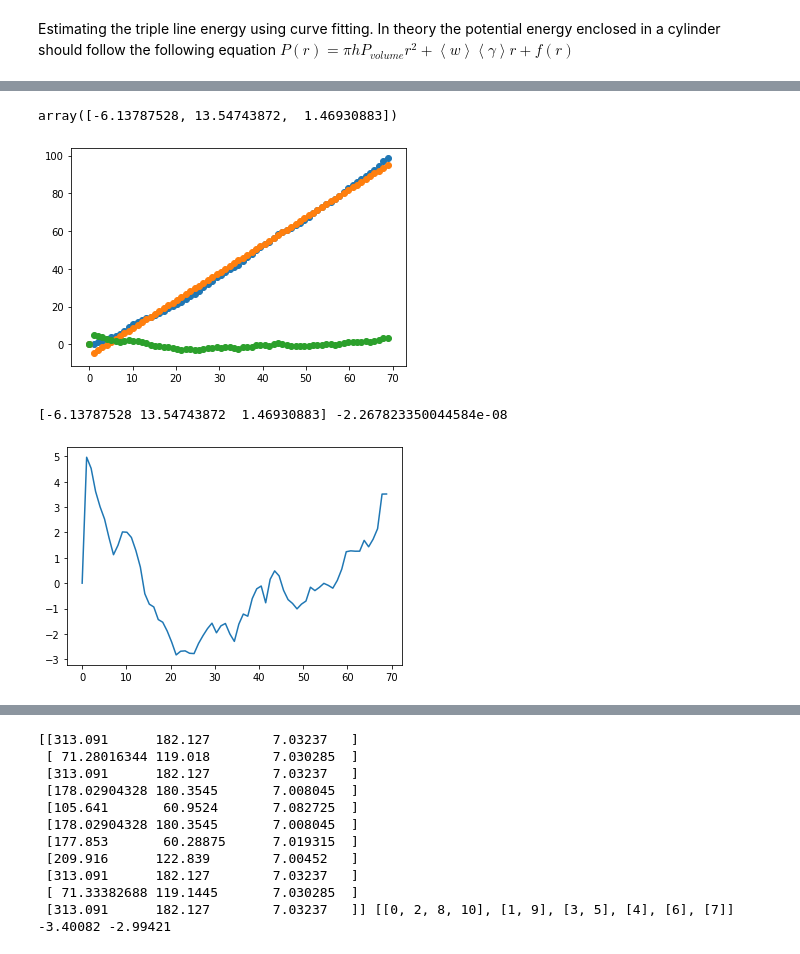
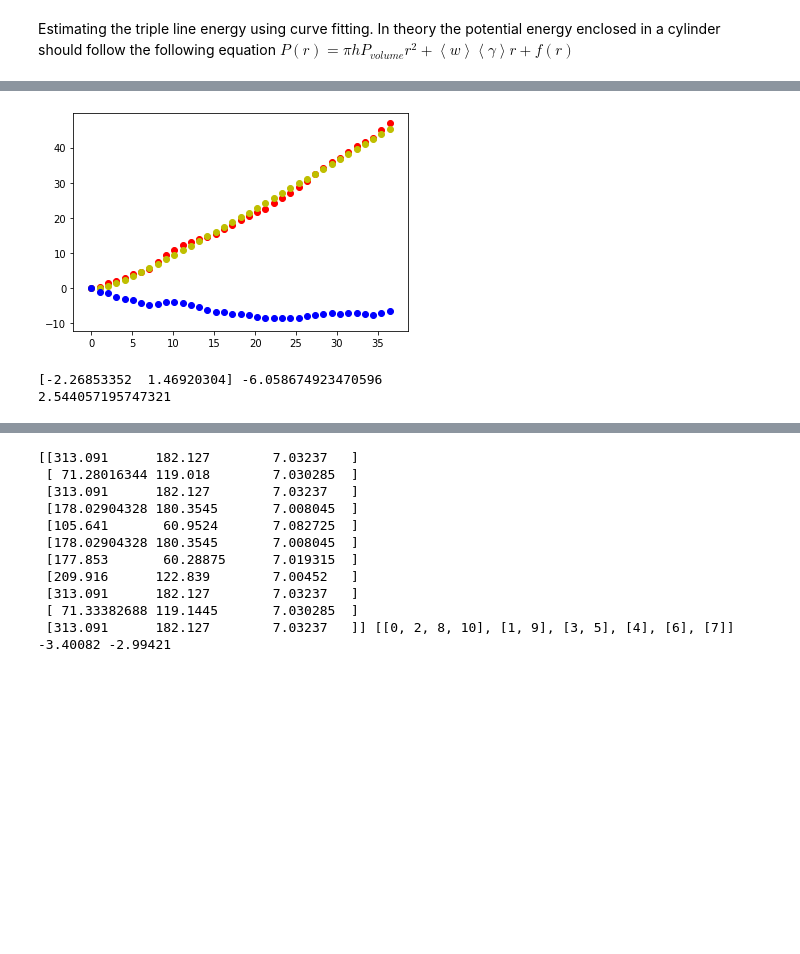
Before and after one commit to PaulTwine/TripleLines.github.io, a Jupyter notebook: TripleLine Fitting.ipynb, the cells around one changed output, grey strips where cells are left out. Saved outputs shown, nothing was run; the diff lists cells and outputs as text; code cells hidden in the pictures; blank space fills up the shorter version.

```diff
--- a/TripleLine Fitting.ipynb
+++ b/TripleLine Fitting.ipynb
@@ -75,7 +79,7 @@ intVS = objProcess.GetColumnNames().index('VolumetricStrain')
 fltVolume = np.mean(objProcess.GetLatticeAtoms()[:,intVS])
 arrDistance = sc.spatial.distance_matrix(arrTriplePoints[:,0:2],arrTriplePoints[:,0:2])
 fltClosest = np.sort(arrDistance[intCol])[1]
-#fltClosest = 250
+#fltClosest = 90
 fltIncrement = 4.05/4
 lstMeanPE = []
 A =np.median(objProcess.GetLatticeAtoms()[:,intPE])*4*4.05**(-3)*h*np.pi/(1+fltVolume)
@@ -93,22 +97,20 @@ for j in range(0,np.floor(fltClosest/(2*fltIncrement)).astype('int')):
                                              arrCurrentTripleLine, r,h,intPE)
     valuesGB = objProcess.FindValuesInCylinder(objProcess.GetOtherAtoms()[:,0:4], arrCurrentTripleLine,r,h,intPE)
     if len(valuesL) == 0:
-        valuesL = np.zeros(1)
+        valuesL = values
     lstTotalPE.append(np.sum(values))
     lstMeanPE.append(np.mean(valuesL))
     lstGBExcess.append(np.sum(valuesGB)-fltMedianGBPE*len(valuesGB))
-    lstExcess.append(np.sum(values) -fltMeanLatticePE*len(values))
+    lstExcess.append(np.sum(values) +3.36000002*len(values))
 popt, popv = sc.optimize.curve_fit(Quadratic, lstValues,lstTotalPE)
-popt2, popv2 = sc.optimize.curve_fit(LinearRule,lstValues, lstExcess)
-popt3, popv3 = sc.optimize.curve_fit(Tanh,lstValues[4:], lstMeanPE[4:])
+popt2, popv2 = sc.optimize.curve_fit(FitExcess,lstValues, lstExcess)
+#popt3, popv3 = sc.optimize.curve_fit(Reciprocal,lstValues, lstMeanPE)
 for k, rValue in enumerate(lstValues):
     lstFitQuadratic.append(Quadratic(rValue, *popt))
-    lstFitExcess.append(LinearRule(rValue, *popt2))
+    lstFitExcess.append(FitExcess(rValue, *popt2))
     lstExcess2.append(lstExcess[k]-lstFitExcess[k])
-    #lstGBExcess2.append(lstGBExcess[j]-popt2[0]*lstValues[j])
     lstGBExcess2.append(lstGBExcess[k]-popt3[0]*lstValues[k])
-    if rValue !=0:
-        lstFitMeanPE.append(Tanh(rValue, *popt3))
+#    lstFitMeanPE.append(Tanh(rValue, *popt3))
 print(popt,popt2,popt3, A)
 plt.scatter(lstValues, lstTotalPE)
 plt.plot(lstValues, lstFitQuadratic, c='r')
@@ -118,14 +120,15 @@ lstDifference = []
 for j in range(len(lstValues)):
     lstExcess2.append(lstExcess[j] -popt2[0]*lstValues[j])
 plt.scatter(lstValues, lstExcess)
+plt.plot(lstValues,lstFitExcess)
 #plt.plot(lstValues, np.log(lstFitExcess))
 plt.show()
 #plt.scatter(lstValues, lstExcess3)
 #plt.plot(lstValues, lstFitGBExcess)
 #plt.scatter(lstValues, lstGBExcess2, c= 'r')
 plt.show()
-plt.ylim(-3.36,-3.32)
-plt.scatter(lstValues, lstMeanPE)
-plt.plot(lstValues, lstFitMeanPE)
+#plt.ylim(-3.36,-3.32)
+plt.plot(lstValues, lstMeanPE)
+#plt.plot(lstValues, lstFitMeanPE)
 plt.show()
 # %% [output]
@@ -137,29 +139,25 @@ ValueError: x and y must have same first dimension, but have shapes (37,) and (3
-# %%
-popt4
-# %% [output]
-array([-6.13787528, 13.54743872,  1.46930883])
 # %%
 lstFitFunction = []
 lstTJ = []
 lstGBFit = []
-popt4, popv4 = sc.optimize.curve_fit(FitFunction,lstValues, lstExcess)
+popt4, popv4 = sc.optimize.curve_fit(FitExcess,lstValues, lstExcess)
 for j,val in enumerate(lstValues):
-    lstFitFunction.append(FitFunction(val, *popt4))
-    lstTJ.append(lstExcess[j]-lstFitFunction[j])
+    lstFitFunction.append(FitExcess(val, *popt4))
+    #lstTJ.append(lstExcess[j]-lstFitFunction[j])
+    lstTJ.append(lstExcess[j] - popt4[1]*lstValues[j])
 # plt.xlim(0,10)
 # plt.ylim(-5,5)
-# plt.xlim(0,10)
-plt.scatter(lstValues, lstExcess)
-plt.scatter(lstValues, lstFitFunction)
-plt.scatter(lstValues, lstTJ)
+#plt.xlim(0,10)
+plt.scatter(lstValues, lstExcess, c='r')
+plt.scatter(lstValues, lstFitFunction, c='y')
+plt.scatter(lstValues, lstTJ, c='b')
 plt.show()
 print(popt4, np.mean(lstTJ))
-plt.plot(lstValues, lstTJ)
-plt.show()
+print(1-popt4[0]/popt4[1])
 # %% [output]
-[figure, old version]
+[figure, new version]
-[-6.13787528 13.54743872  1.46930883] -2.267823350044584e-08
+[-2.26853352  1.46920304] -6.058674923470596
+2.544057195747321
-[figure, removed]
 # %%
 if np.mod(len(lstTJ),2) ==0:
     lstTJ = lstTJ[:-1]
```
Also changed, not shown: parts of 7 cells of this notebook, 2 other files.
